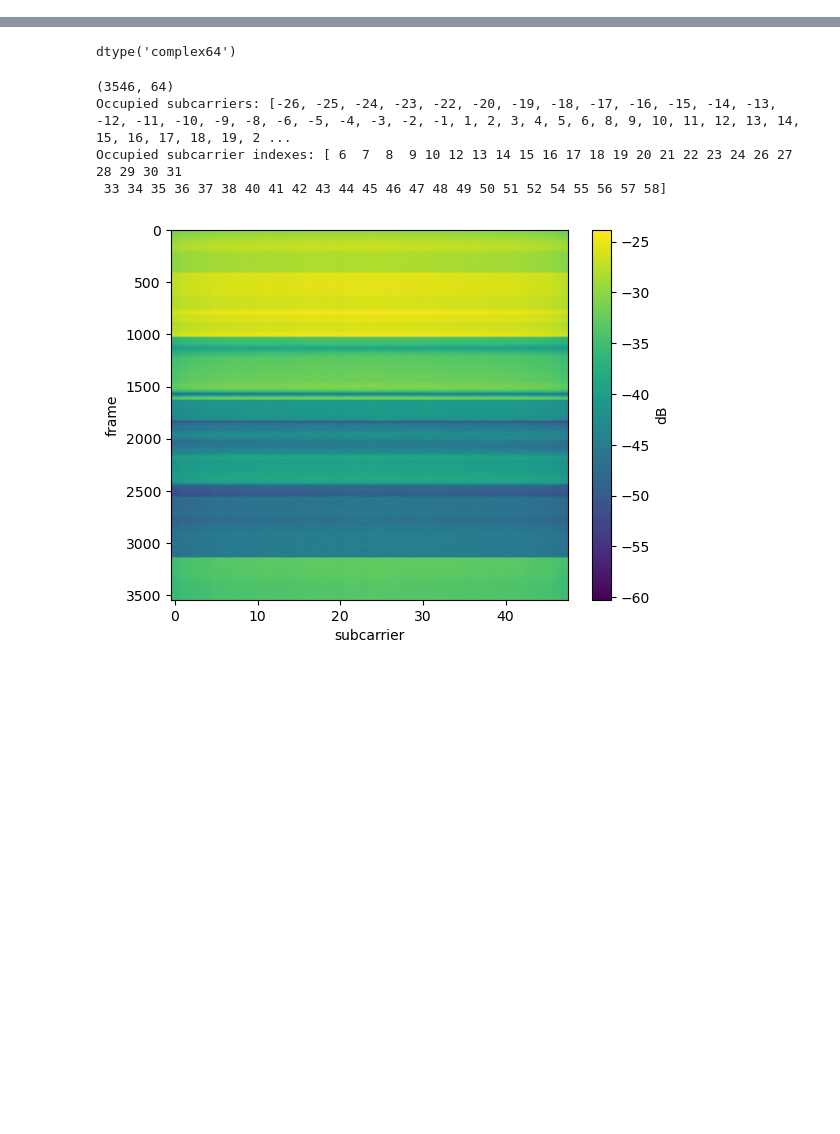
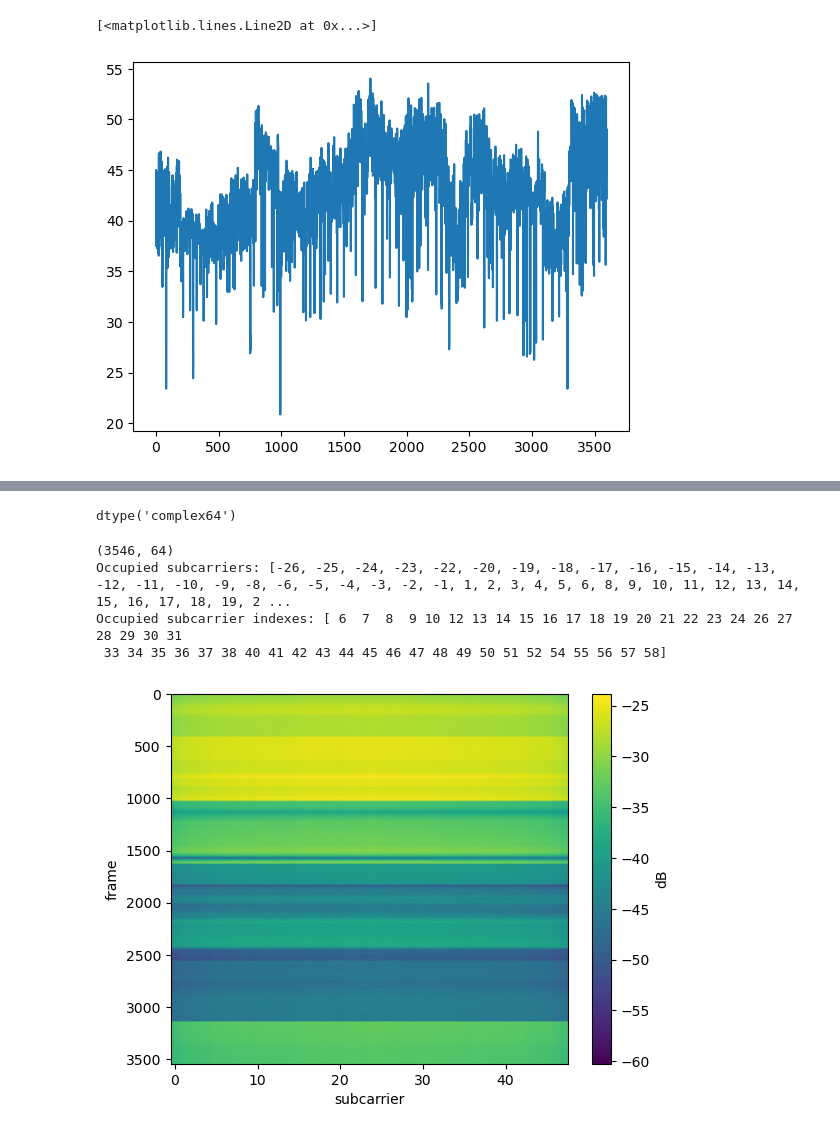
Before and after one commit to marcellobullo/djscc-demo, a Jupyter notebook: measurements.ipynb, the cells around one changed output, grey strips where cells are left out. Saved outputs shown, nothing was run; the diff lists cells and outputs as text; code cells hidden in the pictures; blank space fills up the shorter version.

```diff
--- a/measurements.ipynb
+++ b/measurements.ipynb
@@ -2,0 +282,9 @@ import numpy as np
+# %%
+noise_path = '/tmp/raw_noise_dataset.npz'
+noise_data = np.load(noise_path)
+noise_sigma2   = noise_data['sigma2']             # (M,)    float32
+noise_snr_db   = 10 * np.log10(1.0 / noise_sigma2)
+plt.plot(noise_snr_db)
+# %% [output]
+[<matplotlib.lines.Line2D at 0x...>]
+[figure, added]
```
Also changed, not shown: parts of 22 cells of this notebook, 12 other files.
